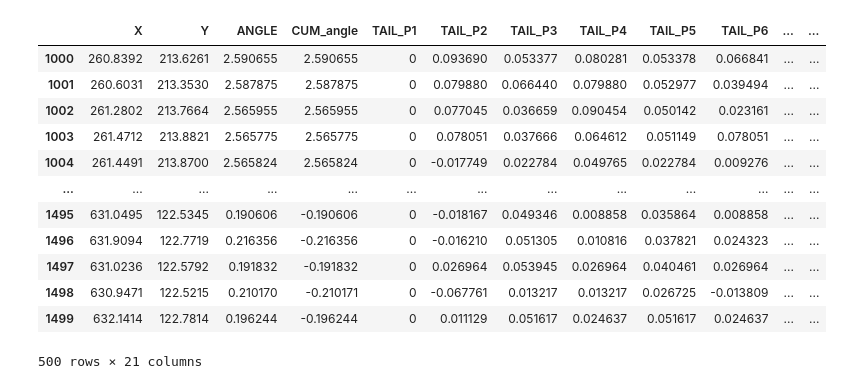
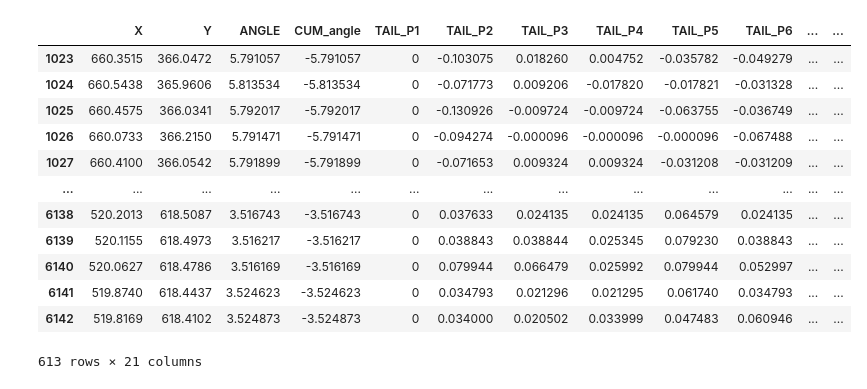
Before and after one commit to katarzyna-kupczyk/prey_capture, a Jupyter notebook: notebooks/data_exploration.ipynb, the cells around one changed output. Saved outputs shown, nothing was run; the diff lists cells and outputs as text; code cells hidden in the pictures.

```diff
--- a/notebooks/data_exploration.ipynb
+++ b/notebooks/data_exploration.ipynb
@@ -23,19 +35,19 @@ data
+# %%
+data[(data['STIM_type']==4) & (data['AMPL_rot']==0.5235989)]
+# %% [output]
+|  | X | Y | ANGLE | CUM_angle | TAIL_P1 | TAIL_P2 | TAIL_P3 | TAIL_P4 | TAIL_P5 | TAIL_P6 | ... | ... |
+| 1023 | 660.3515 | 366.0472 | 5.791057 | -5.791057 | 0 | -0.103075 | 0.018260 | 0.004752 | -0.035782 | -0.049279 | ... | ... |
+| 1024 | 660.5438 | 365.9606 | 5.813534 | -5.813534 | 0 | -0.071773 | 0.009206 | -0.017820 | -0.017821 | -0.031328 | ... | ... |
+| 1025 | 660.4575 | 366.0341 | 5.792017 | -5.792017 | 0 | -0.130926 | -0.009724 | -0.009724 | -0.063755 | -0.036749 | ... | ... |
+| 1026 | 660.0733 | 366.2150 | 5.791471 | -5.791471 | 0 | -0.094274 | -0.000096 | -0.000096 | -0.000096 | -0.067488 | ... | ... |
+| 1027 | 660.4100 | 366.0542 | 5.791899 | -5.791899 | 0 | -0.071653 | 0.009324 | 0.009324 | -0.031208 | -0.031209 | ... | ... |
+| ... | ... | ... | ... | ... | ... | ... | ... | ... | ... | ... | ... | ... |
+| 6138 | 520.2013 | 618.5087 | 3.516743 | -3.516743 | 0 | 0.037633 | 0.024135 | 0.024135 | 0.064579 | 0.024135 | ... | ... |
+| 6139 | 520.1155 | 618.4973 | 3.516217 | -3.516217 | 0 | 0.038843 | 0.038844 | 0.025345 | 0.079230 | 0.038843 | ... | ... |
+| 6140 | 520.0627 | 618.4786 | 3.516169 | -3.516169 | 0 | 0.079944 | 0.066479 | 0.025992 | 0.079944 | 0.052997 | ... | ... |
+| 6141 | 519.8740 | 618.4437 | 3.524623 | -3.524623 | 0 | 0.034793 | 0.021296 | 0.021295 | 0.061740 | 0.034793 | ... | ... |
+| 6142 | 519.8169 | 618.4102 | 3.524873 | -3.524873 | 0 | 0.034000 | 0.020502 | 0.033999 | 0.047483 | 0.060946 | ... | ... |
+613 rows × 21 columns
 # %%
 fig = px.line(data,y=['L_EYE','R_EYE'])
 fig
-# %%
-data[1000:1500]
-# %% [output]
-|  | X | Y | ANGLE | CUM_angle | TAIL_P1 | TAIL_P2 | TAIL_P3 | TAIL_P4 | TAIL_P5 | TAIL_P6 | ... | ... |
-| 1000 | 260.8392 | 213.6261 | 2.590655 | 2.590655 | 0 | 0.093690 | 0.053377 | 0.080281 | 0.053378 | 0.066841 | ... | ... |
-| 1001 | 260.6031 | 213.3530 | 2.587875 | 2.587875 | 0 | 0.079880 | 0.066440 | 0.079880 | 0.052977 | 0.039494 | ... | ... |
-| 1002 | 261.2802 | 213.7664 | 2.565955 | 2.565955 | 0 | 0.077045 | 0.036659 | 0.090454 | 0.050142 | 0.023161 | ... | ... |
-| 1003 | 261.4712 | 213.8821 | 2.565775 | 2.565775 | 0 | 0.078051 | 0.037666 | 0.064612 | 0.051149 | 0.078051 | ... | ... |
-| 1004 | 261.4491 | 213.8700 | 2.565824 | 2.565824 | 0 | -0.017749 | 0.022784 | 0.049765 | 0.022784 | 0.009276 | ... | ... |
-| ... | ... | ... | ... | ... | ... | ... | ... | ... | ... | ... | ... | ... |
-| 1495 | 631.0495 | 122.5345 | 0.190606 | -0.190606 | 0 | -0.018167 | 0.049346 | 0.008858 | 0.035864 | 0.008858 | ... | ... |
-| 1496 | 631.9094 | 122.7719 | 0.216356 | -0.216356 | 0 | -0.016210 | 0.051305 | 0.010816 | 0.037821 | 0.024323 | ... | ... |
-| 1497 | 631.0236 | 122.5792 | 0.191832 | -0.191832 | 0 | 0.026964 | 0.053945 | 0.026964 | 0.040461 | 0.026964 | ... | ... |
-| 1498 | 630.9471 | 122.5215 | 0.210170 | -0.210171 | 0 | -0.067761 | 0.013217 | 0.013217 | 0.026725 | -0.013809 | ... | ... |
-| 1499 | 632.1414 | 122.7814 | 0.196244 | -0.196244 | 0 | 0.011129 | 0.051617 | 0.024637 | 0.051617 | 0.024637 | ... | ... |
-500 rows × 21 columns
```
Also changed, not shown: parts of 4 cells of this notebook, 2 other files.
